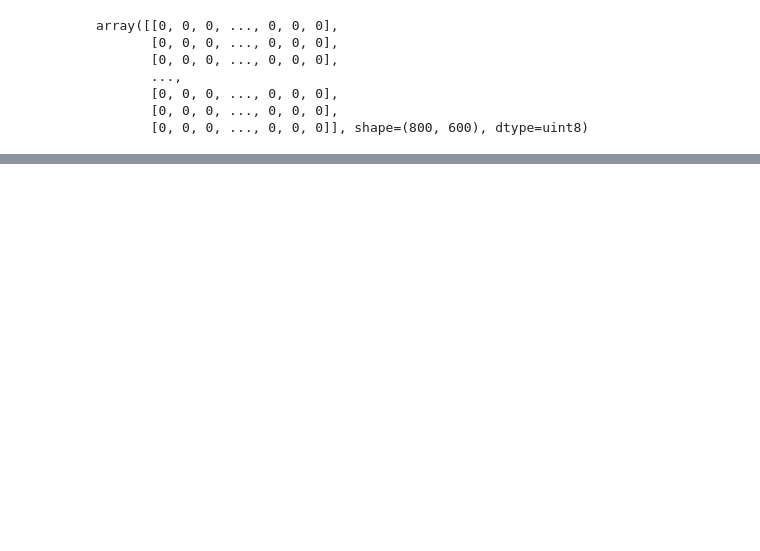
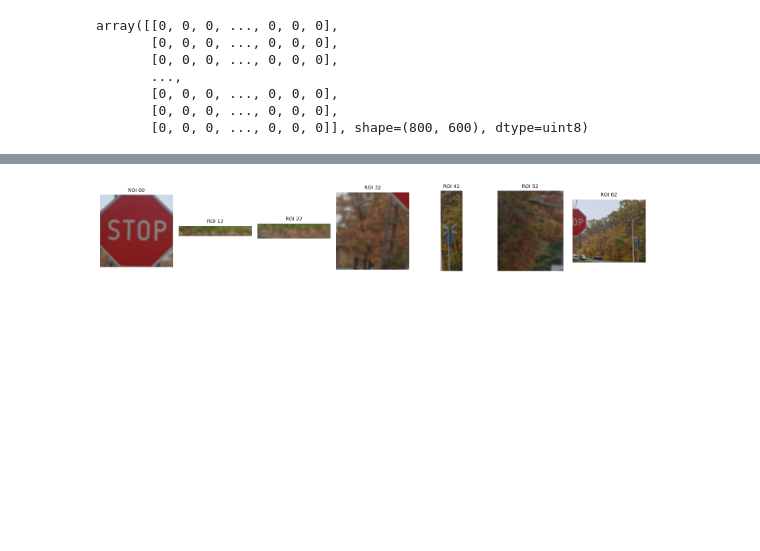
Before and after one commit to DobryCzlowiekDobryKodzik/Traffic-Sign-Recognition, a Jupyter notebook: notebooks/etap_2.ipynb, the cells around one changed output, grey strips where cells are left out. Saved outputs shown, nothing was run; the diff lists cells and outputs as text; code cells hidden in the pictures; blank space fills up the shorter version.

```diff
--- a/notebooks/etap_2.ipynb
+++ b/notebooks/etap_2.ipynb
@@ -370,0 +418,28 @@ array([[0, 0, 0, ..., 0, 0, 0],
+# %%
+obszary_roi = []
+
+for i, zestaw_konturow in enumerate(kontury):
+    roi_zdjecia = []
+
+    for kolor, lista_konturow in enumerate(zestaw_konturow):
+        for kontur in lista_konturow:
+
+            x, y, w, h = cv2.boundingRect(kontur)
+
+            roi = przetworzone[i][y:y+h, x:x+w]
+
+            roi_zdjecia.append({
+                "kolor": kolor,
+                "kontur": kontur,
+                "x": x,
+                "y": y,
+                "w": w,
+                "h": h,
+                "roi": roi
+            })
+
+    obszary_roi.append(roi_zdjecia)
+# %%
+for indeks,i in enumerate(obszary_roi):
+  print(indeks,len(i))
+# len(obszary_roi[0])
@@ -370,0 +464,19 @@ array([[0, 0, 0, ..., 0, 0, 0],
+# %%
+roi_zdjecia = obszary_roi[2]
+
+fig, axes = plt.subplots(4, 8, figsize=(16, 9))
+
+for i, ax in enumerate(axes.flat):
+    if i < len(roi_zdjecia):
+        roi = roi_zdjecia[i]["roi"]
+        kolor = roi_zdjecia[i]["kolor"]
+
+        ax.imshow(cv2.cvtColor(roi, cv2.COLOR_BGR2RGB))
+        ax.set_title(f"ROI {i}{kolor}", fontsize=9)
+
+    ax.axis("off")
+
+plt.tight_layout()
+plt.show()
+# %% [output]
+[figure, added]
```
Also changed, not shown: parts of 14 cells of this notebook.
